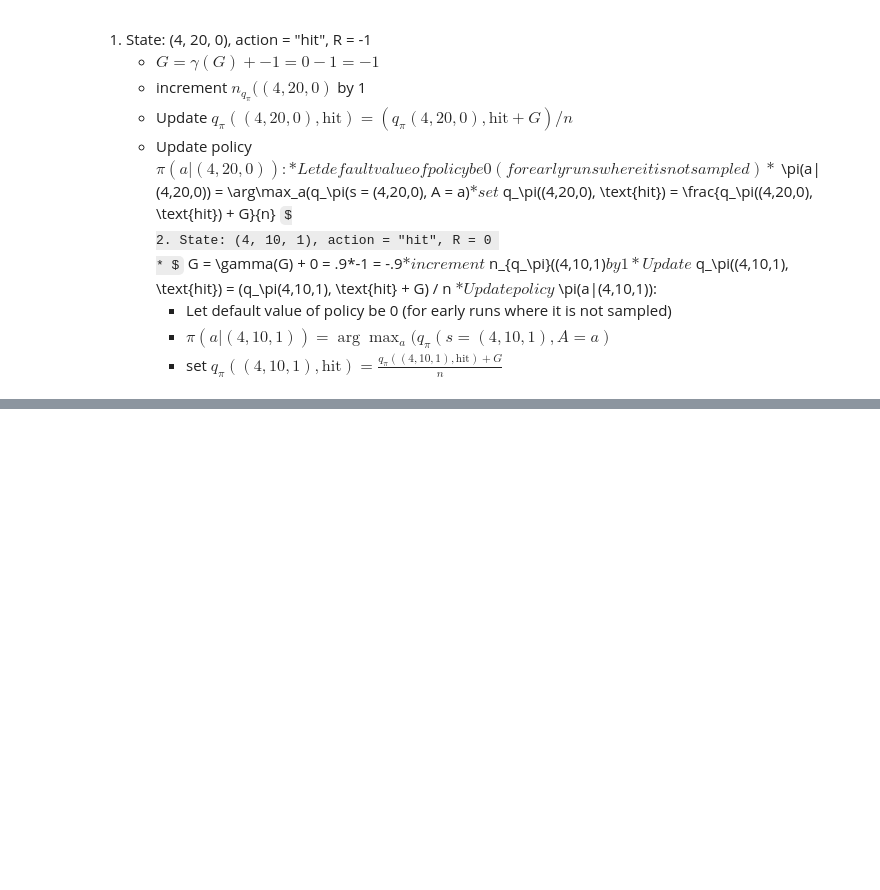
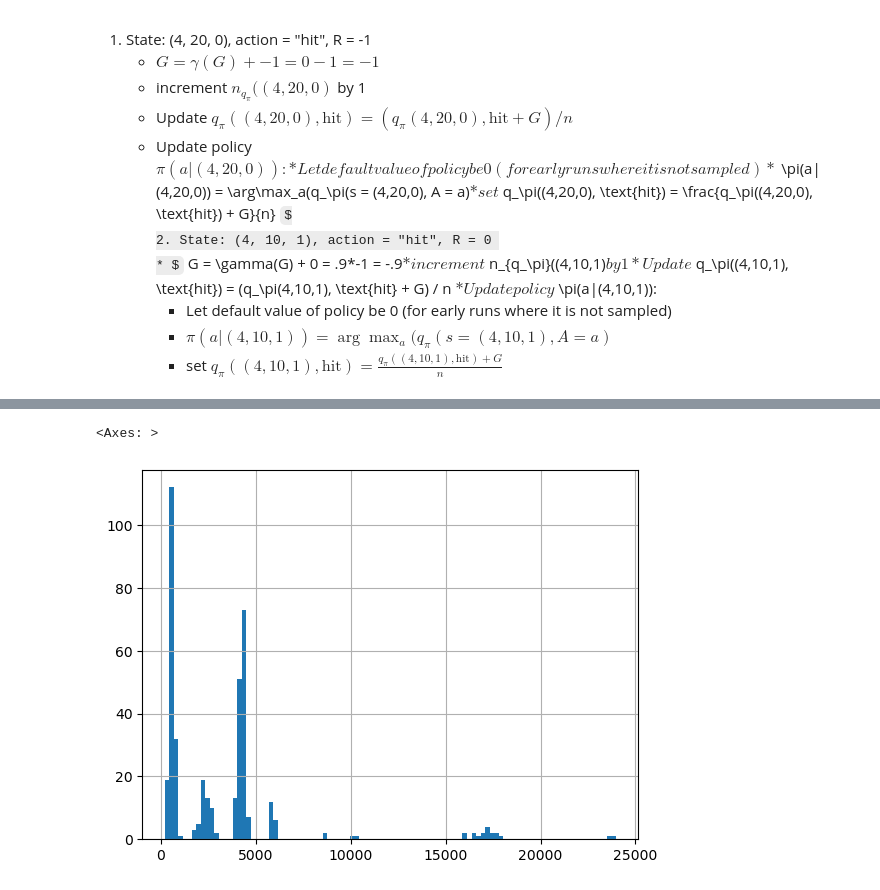
Before and after one commit to gjschwartz72/reinforcment_learning, a Jupyter notebook: Chapter 5/Black_Jack_1.ipynb, the cells around one changed output, grey strips where cells are left out. Drawn from its saved outputs; the diff is of its cells as text; code cells hidden in the pictures; some formulas as TeX source; blank space fills up the shorter version.

```diff
--- a/Chapter 5/Black_Jack_1.ipynb
+++ b/Chapter 5/Black_Jack_1.ipynb
@@ -367,0 +284,43 @@ for k, v in policy.items():
+# %%
+policy = simResults['policy']
+q = simResults['q']
+q_n = simResults['q_n']
+# %%
+import pandas as pd
+
+rows = []
+
+for (state, action), value in q.items():
+    dealer, player_sum, usable_ace = state
+    rows.append({
+        'dealer': dealer,
+        'player_sum': player_sum,
+        'usable_ace': usable_ace,
+        'action': action,
+        'q_value': value
+    })
+df_q = pd.DataFrame(rows)
+
+rows = []
+for (state,action), n in q_n.items():
+    dealer, player_sum, usable_ace = state
+    rows.append({
+        'dealer': dealer,
+        'player_sum': player_sum,
+        'usable_ace': usable_ace,
+        'action':action,
+        'n': n
+    })
+df_q_n = pd.DataFrame(rows)
+
+rows = []
+for state, action in policy.items():
+    dealer, player_sum, usable_ace = state
+    rows.append({
+        'dealer': dealer,
+        'player_sum': player_sum,
+        'usable_ace': usable_ace,
+        'action': action
+    })
+
+df_policy = pd.DataFrame(rows)
@@ -367,0 +395,5 @@ for k, v in policy.items():
+# %%
+df_q_n.n.hist(bins = 100)
+# %% [output]
+<Axes: >
+[figure, added]
```
Also changed, not shown: parts of 32 cells of this notebook.
